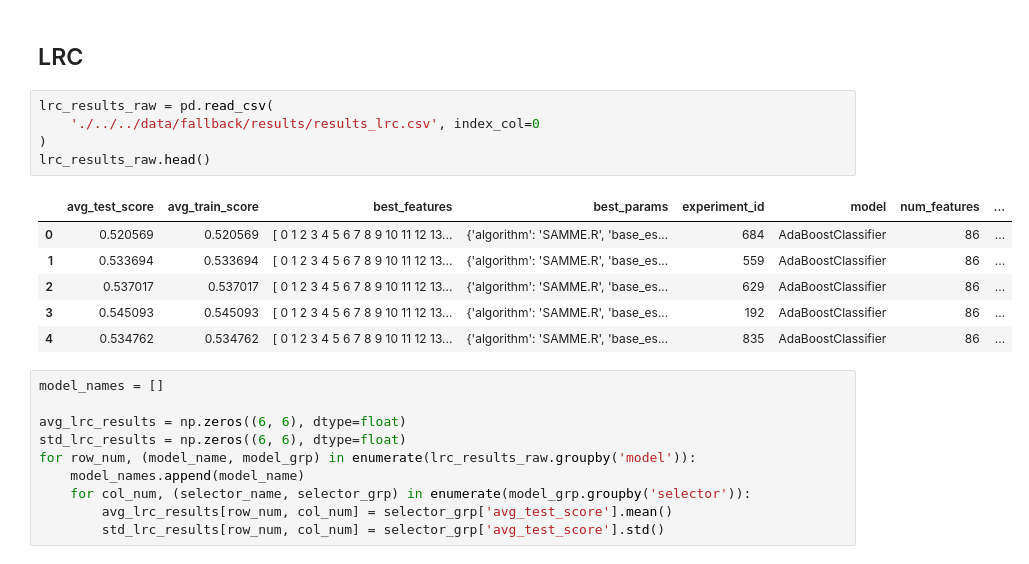
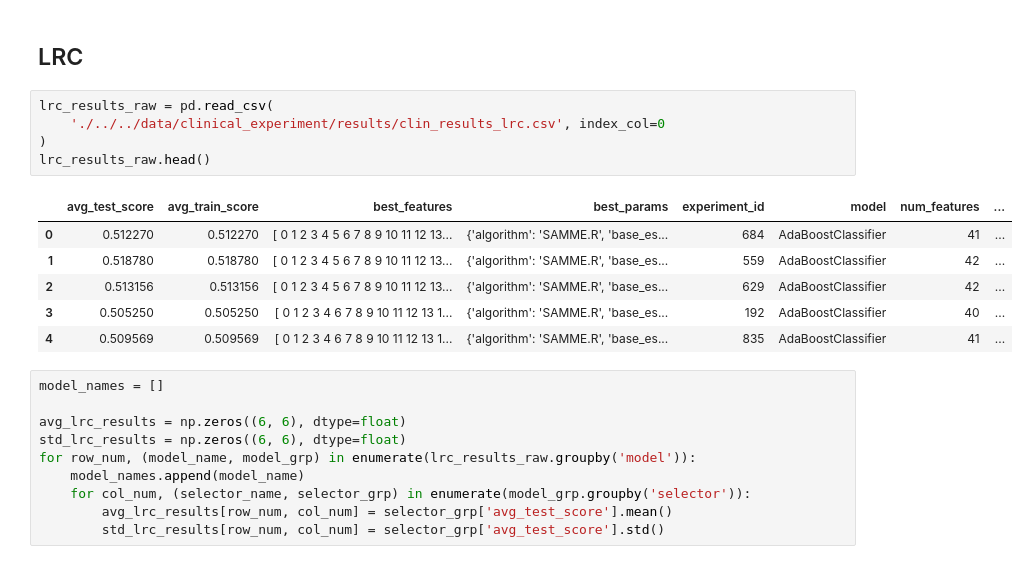
Before and after one commit to GSEL9/head-and-neck, a Jupyter notebook: ipynbs/results_exploration.ipynb, the cells around one changed output. Cells and saved outputs as stored; diff of their text form.

```diff
--- a/ipynbs/results_exploration.ipynb
+++ b/ipynbs/results_exploration.ipynb
@@ -163,16 +166,16 @@ plt.savefig(
 ## LRC
 # %%
 lrc_results_raw = pd.read_csv(
-    './../../data/fallback/results/results_lrc.csv', index_col=0
+    './../../data/clinical_experiment/results/clin_results_lrc.csv', index_col=0
 )
 lrc_results_raw.head()
 # %% [output]
 |  | avg_test_score | avg_train_score | best_features | best_params | experiment_id | model | num_features | ... |
-| 0 | 0.520569 | 0.520569 | [ 0 1 2 3 4 5 6 7 8 9 10 11 12 13... | {'algorithm': 'SAMME.R', 'base_es... | 684 | AdaBoostClassifier | 86 | ... |
-| 1 | 0.533694 | 0.533694 | [ 0 1 2 3 4 5 6 7 8 9 10 11 12 13... | {'algorithm': 'SAMME.R', 'base_es... | 559 | AdaBoostClassifier | 86 | ... |
-| 2 | 0.537017 | 0.537017 | [ 0 1 2 3 4 5 6 7 8 9 10 11 12 13... | {'algorithm': 'SAMME.R', 'base_es... | 629 | AdaBoostClassifier | 86 | ... |
-| 3 | 0.545093 | 0.545093 | [ 0 1 2 3 4 5 6 7 8 9 10 11 12 13... | {'algorithm': 'SAMME.R', 'base_es... | 192 | AdaBoostClassifier | 86 | ... |
-| 4 | 0.534762 | 0.534762 | [ 0 1 2 3 4 5 6 7 8 9 10 11 12 13... | {'algorithm': 'SAMME.R', 'base_es... | 835 | AdaBoostClassifier | 86 | ... |
+| 0 | 0.512270 | 0.512270 | [ 0 1 2 3 4 5 6 7 8 9 10 11 12 13... | {'algorithm': 'SAMME.R', 'base_es... | 684 | AdaBoostClassifier | 41 | ... |
+| 1 | 0.518780 | 0.518780 | [ 0 1 2 3 4 5 6 7 8 9 10 11 12 13... | {'algorithm': 'SAMME.R', 'base_es... | 559 | AdaBoostClassifier | 42 | ... |
+| 2 | 0.513156 | 0.513156 | [ 0 1 2 3 4 5 6 7 8 9 10 11 12 13... | {'algorithm': 'SAMME.R', 'base_es... | 629 | AdaBoostClassifier | 42 | ... |
+| 3 | 0.505250 | 0.505250 | [ 0 1 2 3 4 6 7 8 9 10 11 12 13 1... | {'algorithm': 'SAMME.R', 'base_es... | 192 | AdaBoostClassifier | 40 | ... |
+| 4 | 0.509569 | 0.509569 | [ 0 1 2 3 4 6 7 8 9 10 11 12 13 1... | {'algorithm': 'SAMME.R', 'base_es... | 835 | AdaBoostClassifier | 41 | ... |
 # %%
 model_names = []
 
```
Also changed, not shown: parts of 17 cells of this notebook, 3 other files.
